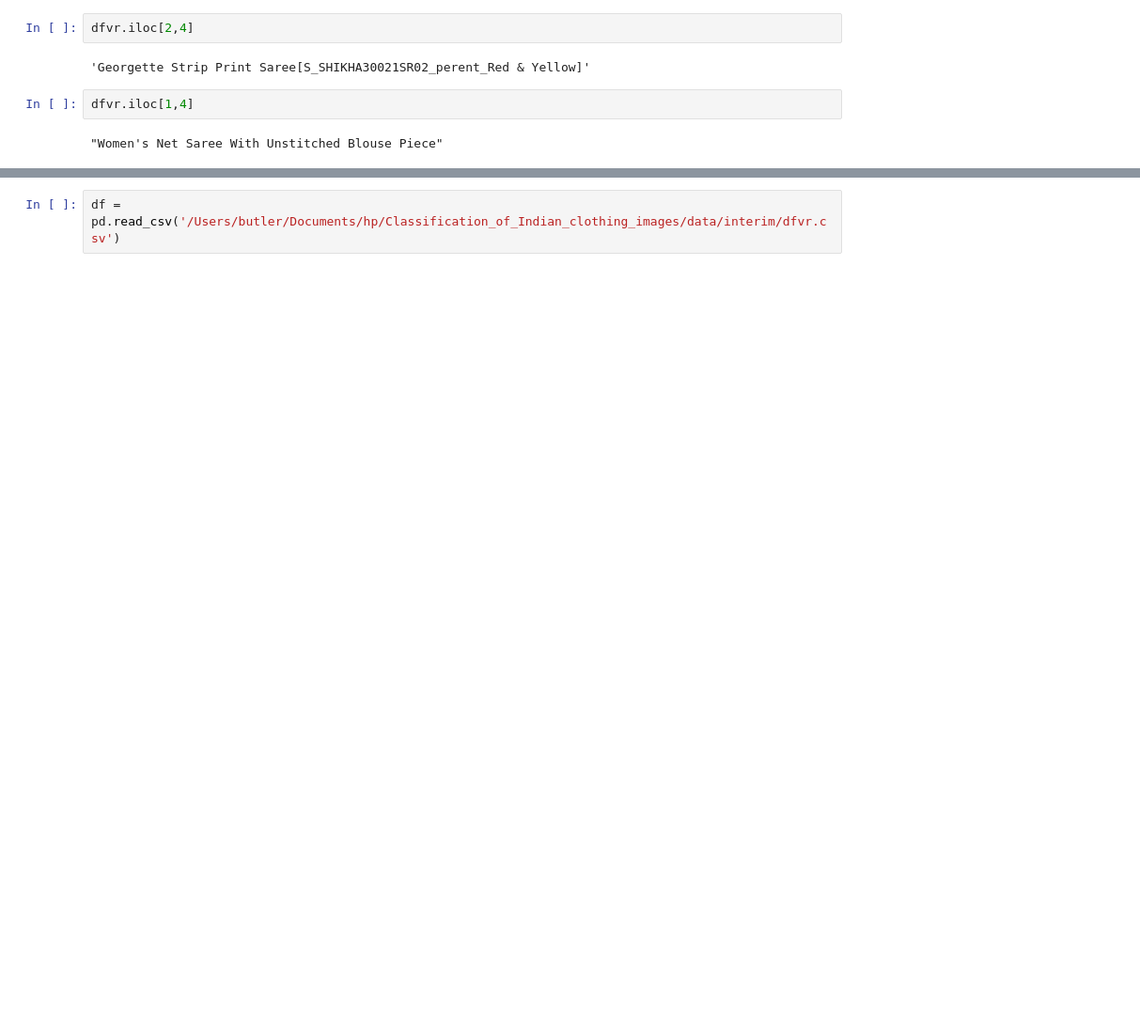
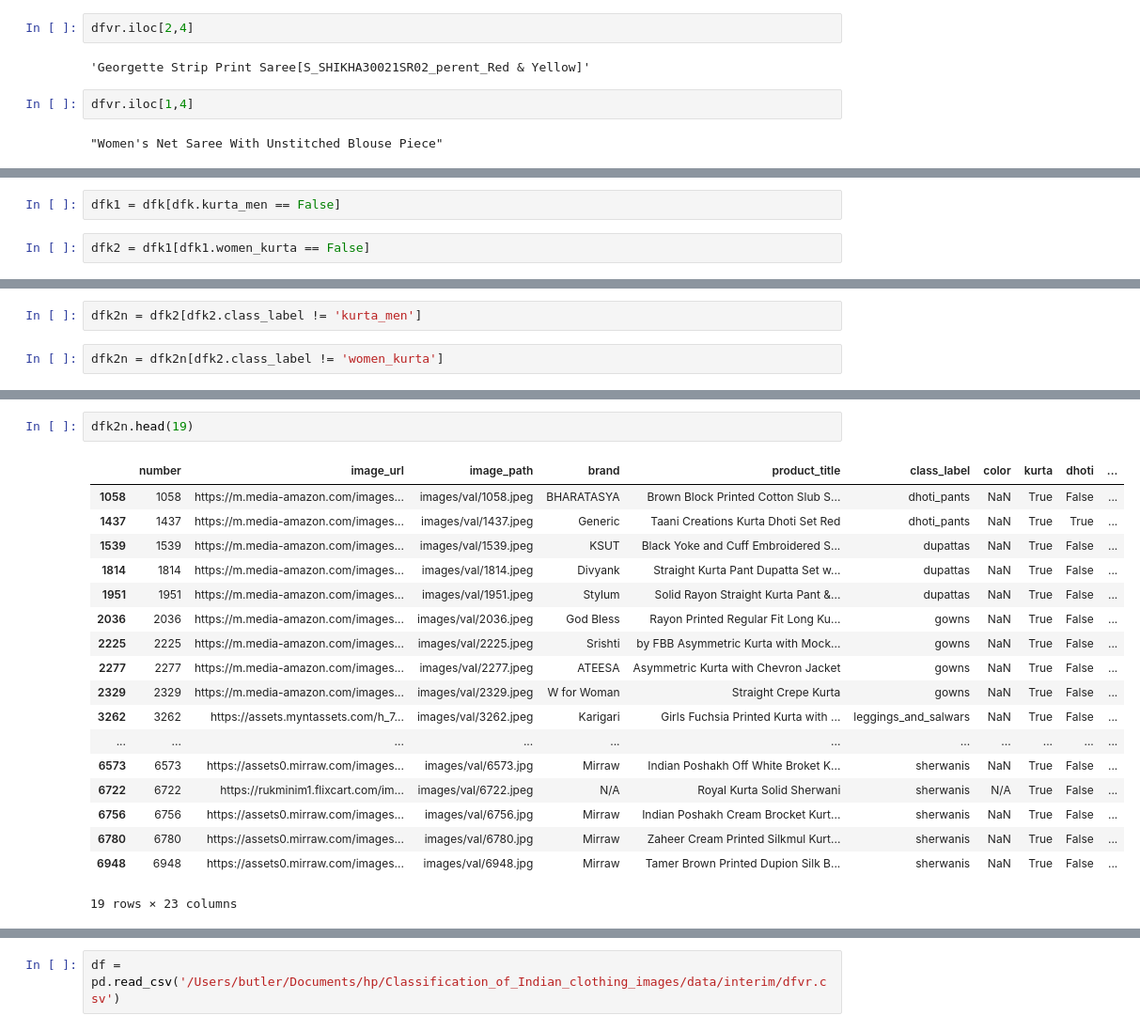
Before and after one commit to keb101/Image-Classification-Indian-Clothing, a Jupyter notebook: Classification_of_Indian_clothing_images/notebooks/Investigating_orig_data.ipynb, the cells around one changed output, grey strips where cells are left out. Shown at 94% size. Saved outputs shown, nothing was run; the diff lists cells and outputs as text; blank space fills up the shorter version.

Commit message:
more labels

```diff
--- a/Classification_of_Indian_clothing_images/notebooks/Investigating_orig_data.ipynb
+++ b/Classification_of_Indian_clothing_images/notebooks/Investigating_orig_data.ipynb
@@ -278,0 +290,4 @@ dfvr.head()
+# %%
+dfk1 = dfk[dfk.kurta_men == False]
+# %%
+dfk2 = dfk1[dfk1.women_kurta == False]
@@ -278,0 +302,4 @@ dfvr.head()
+# %%
+dfk2n = dfk2[dfk2.class_label != 'kurta_men']
+# %%
+dfk2n = dfk2n[dfk2.class_label != 'women_kurta']
@@ -278,0 +373,21 @@ dfvr.head()
+# %%
+dfk2n.head(19)
+# %% [output]
+|  | number | image_url | image_path | brand | product_title | class_label | color | kurta | dhoti | ... |
+| 1058 | 1058 | https://m.media-amazon.com/images... | images/val/1058.jpeg | BHARATASYA | Brown Block Printed Cotton Slub S... | dhoti_pants | NaN | True | False | ... |
+| 1437 | 1437 | https://m.media-amazon.com/images... | images/val/1437.jpeg | Generic | Taani Creations Kurta Dhoti Set Red | dhoti_pants | NaN | True | True | ... |
+| 1539 | 1539 | https://m.media-amazon.com/images... | images/val/1539.jpeg | KSUT | Black Yoke and Cuff Embroidered S... | dupattas | NaN | True | False | ... |
+| 1814 | 1814 | https://m.media-amazon.com/images... | images/val/1814.jpeg | Divyank | Straight Kurta Pant Dupatta Set w... | dupattas | NaN | True | False | ... |
+| 1951 | 1951 | https://m.media-amazon.com/images... | images/val/1951.jpeg | Stylum | Solid Rayon Straight Kurta Pant &... | dupattas | NaN | True | False | ... |
+| 2036 | 2036 | https://m.media-amazon.com/images... | images/val/2036.jpeg | God Bless | Rayon Printed Regular Fit Long Ku... | gowns | NaN | True | False | ... |
+| 2225 | 2225 | https://m.media-amazon.com/images... | images/val/2225.jpeg | Srishti | by FBB Asymmetric Kurta with Mock... | gowns | NaN | True | False | ... |
+| 2277 | 2277 | https://m.media-amazon.com/images... | images/val/2277.jpeg | ATEESA | Asymmetric Kurta with Chevron Jacket | gowns | NaN | True | False | ... |
+| 2329 | 2329 | https://m.media-amazon.com/images... | images/val/2329.jpeg | W for Woman | Straight Crepe Kurta | gowns | NaN | True | False | ... |
+| 3262 | 3262 | https://assets.myntassets.com/h_7... | images/val/3262.jpeg | Karigari | Girls Fuchsia Printed Kurta with ... | leggings_and_salwars | NaN | True | False | ... |
+| ... | ... | ... | ... | ... | ... | ... | ... | ... | ... | ... |
+| 6573 | 6573 | https://assets0.mirraw.com/images... | images/val/6573.jpg | Mirraw | Indian Poshakh Off White Broket K... | sherwanis | NaN | True | False | ... |
+| 6722 | 6722 | https://rukminim1.flixcart.com/im... | images/val/6722.jpeg | N/A | Royal Kurta Solid Sherwani | sherwanis | N/A | True | False | ... |
+| 6756 | 6756 | https://assets0.mirraw.com/images... | images/val/6756.jpg | Mirraw | Indian Poshakh Cream Brocket Kurt... | sherwanis | NaN | True | False | ... |
+| 6780 | 6780 | https://assets0.mirraw.com/images... | images/val/6780.jpg | Mirraw | Zaheer Cream Printed Silkmul Kurt... | sherwanis | NaN | True | False | ... |
+| 6948 | 6948 | https://assets0.mirraw.com/images... | images/val/6948.jpg | Mirraw | Tamer Brown Printed Dupion Silk B... | sherwanis | NaN | True | False | ... |
+19 rows × 23 columns
```
Also changed, not shown: parts of 131 cells of this notebook, 1 other file.
